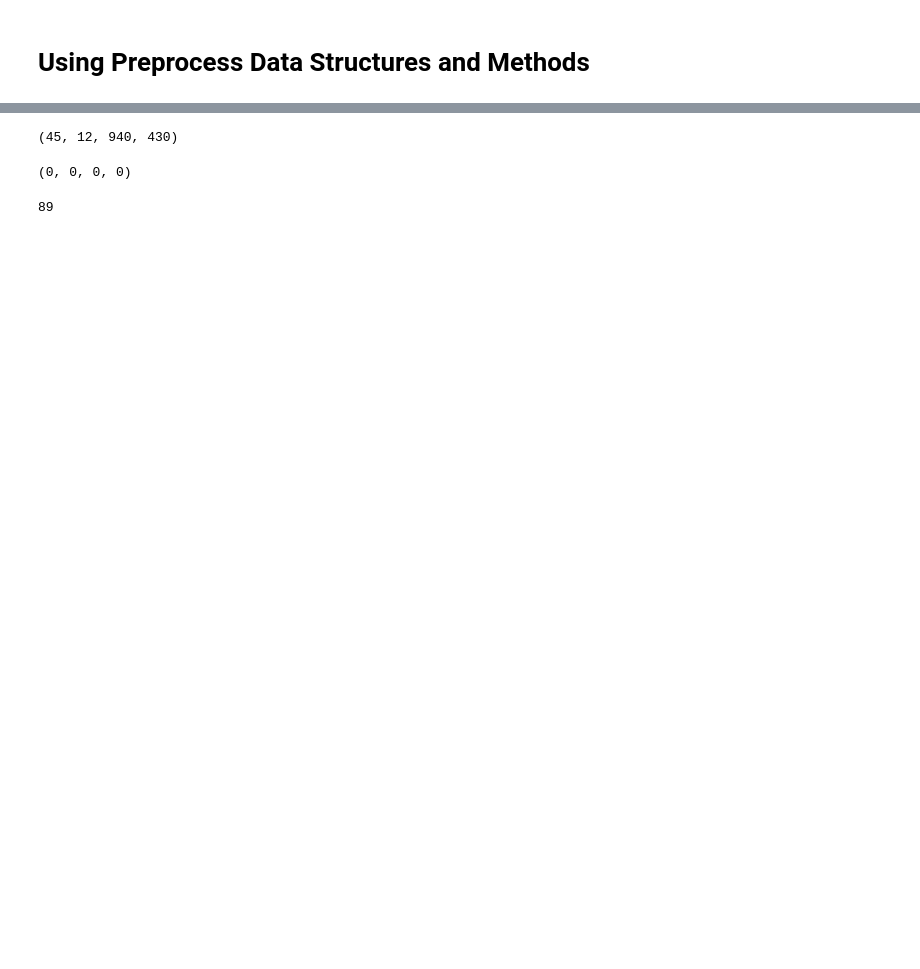
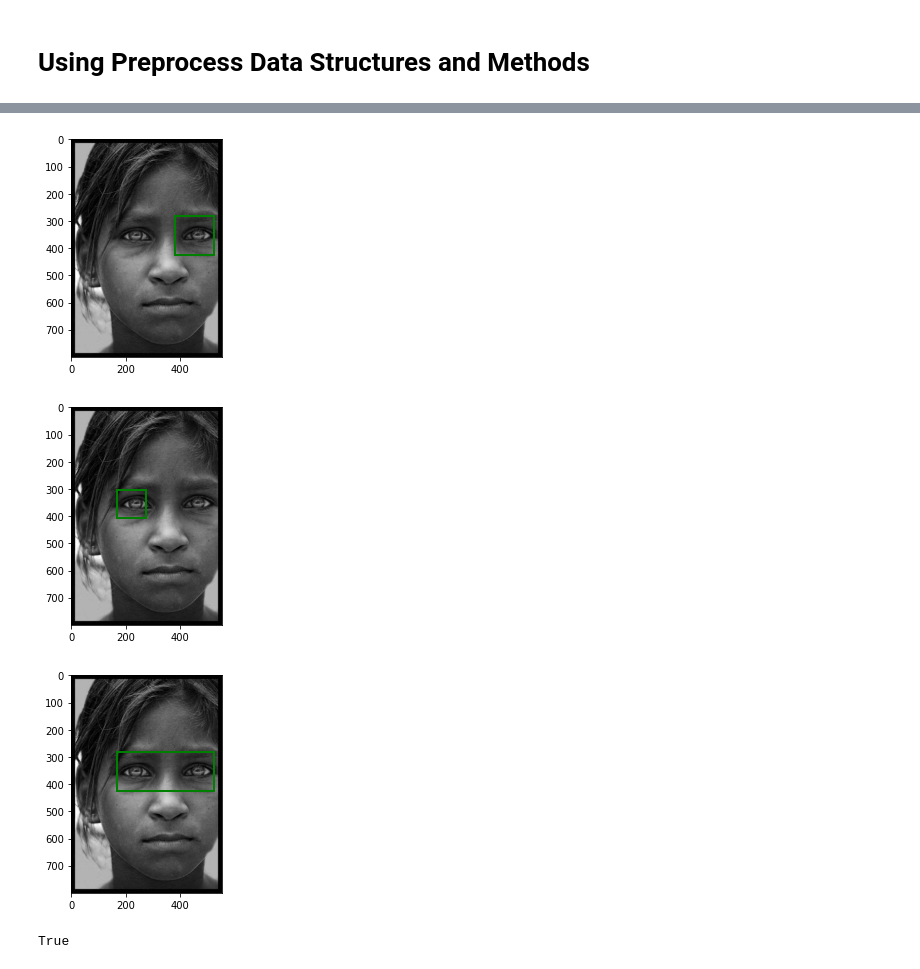
Before and after one commit to chuan2019/CNN4DetectStrabismus, a Jupyter notebook: strabismus/notebooks/Preprocess.ipynb, the cells around one changed output, grey strips where cells are left out. Cells and saved outputs as stored; diff of their text form; code cells hidden in the pictures; blank space fills up the shorter version.

```diff
--- a/strabismus/notebooks/Preprocess.ipynb
+++ b/strabismus/notebooks/Preprocess.ipynb
@@ -78,8 +47,7 @@ True
 # %%
-img.eye_region
+img.locate_eye_region()
 # %% [output]
+[figure, added]
+[figure, added]
+[figure, added]
-(45, 12, 940, 430)
+True
-# %%
-img.img_region
-# %% [output]
-(0, 0, 0, 0)
@@ -88,5 +53,0 @@ d_w = img.eye_region.width // 10
-# %%
-left = max(0, img.eye_region.left - d_w)
-right = min(img.eye_region.right + d_w, img.img_region)
-# %% [output]
-89
```
Also changed, not shown: parts of 16 cells of this notebook, 7 other files.
